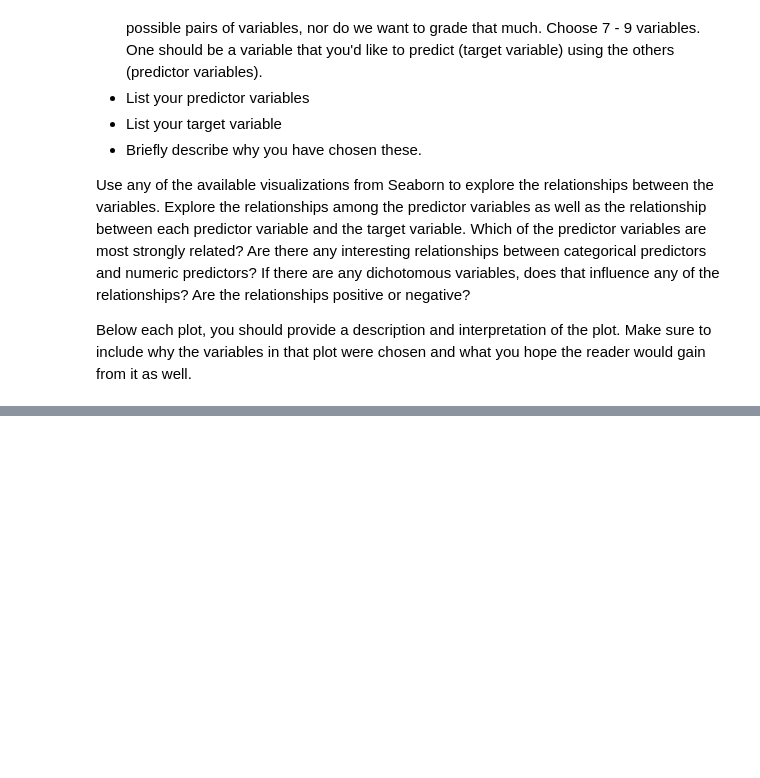
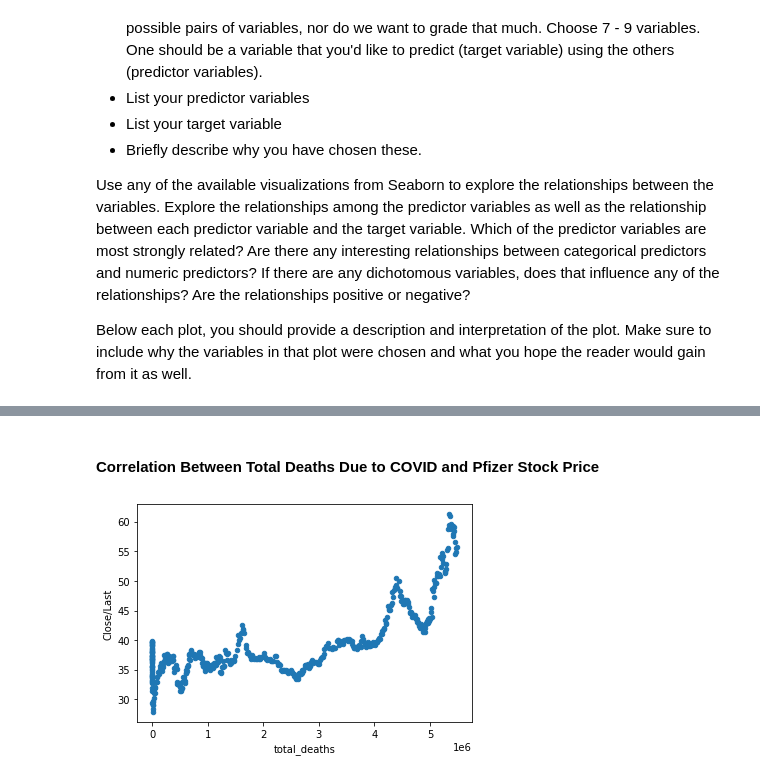
Before and after one commit to sltimmins/Project-2, a Jupyter notebook: Project02.ipynb, the cells around one changed output, grey strips where cells are left out. Cells and saved outputs as stored; diff of their text form; code cells hidden in the pictures; blank space fills up the shorter version.

```diff
--- a/Project02.ipynb
+++ b/Project02.ipynb
@@ -234,0 +280,7 @@ Below each plot, you should provide a description and interpretation of the plot
+# %% [markdown]
+#### Correlation Between Total Deaths Due to COVID and Pfizer Stock Price
+# %%
+merged.plot(kind = "scatter", x = "total_deaths", y = "Close/Last")
+plt.show()
+# %% [output]
+[figure, added]
```
Also changed, not shown: parts of 18 cells of this notebook.
